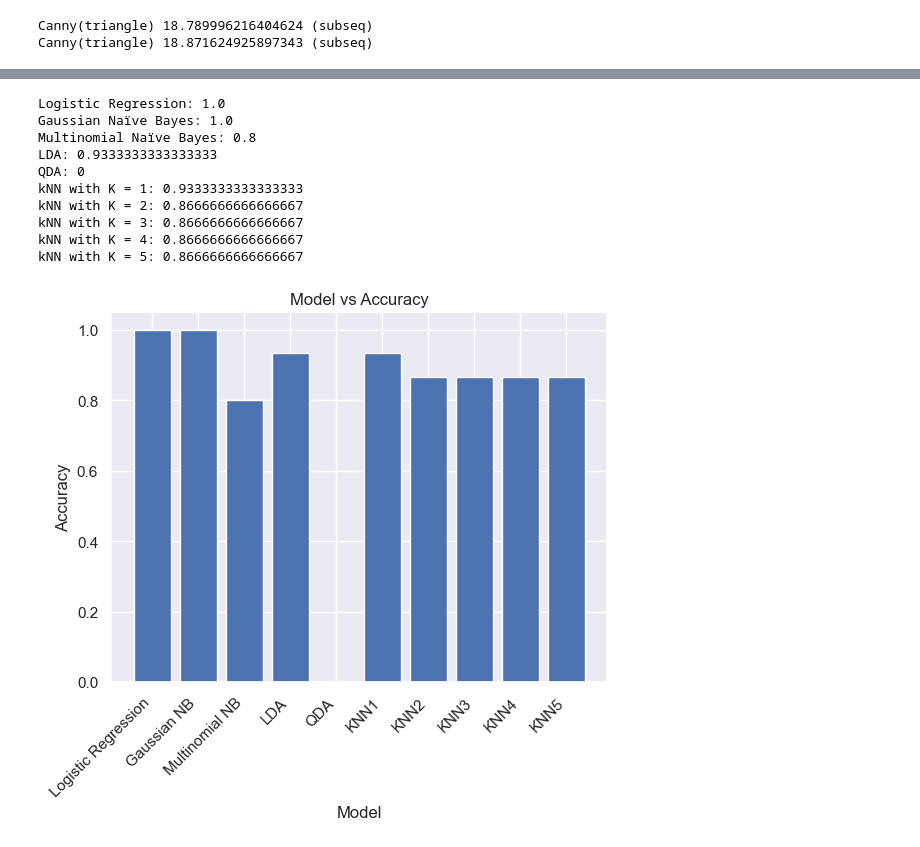
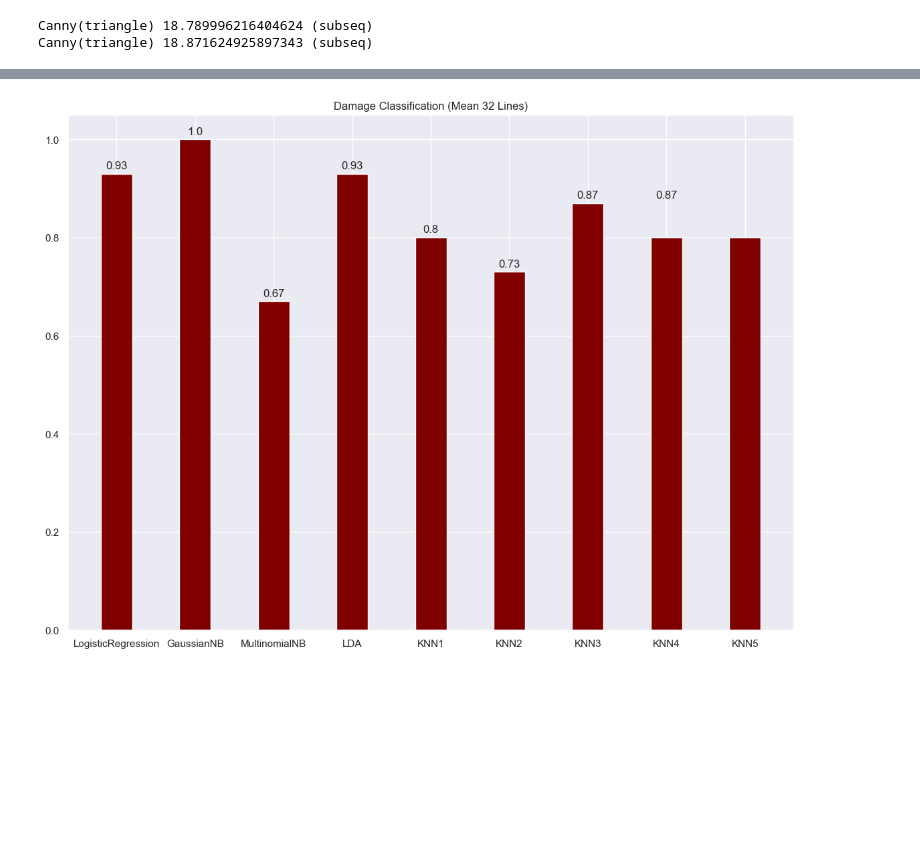
Before and after one commit to MFarooqRajput/wood-log-detection, a Jupyter notebook: Pith2Bark/notebooks/damage_classification.ipynb, the cells around one changed output, grey strips where cells are left out. Saved outputs shown, nothing was run; the diff lists cells and outputs as text; code cells hidden in the pictures; blank space fills up the shorter version.

```diff
--- a/Pith2Bark/notebooks/damage_classification.ipynb
+++ b/Pith2Bark/notebooks/damage_classification.ipynb
@@ -992,0 +1124,3 @@ Dominant
+# %%
+acc = knn(y_train,y_test ,X_train, X_test, 2)
+accuracy_thirtytwo_mean.append(round(acc, 2))
@@ -992,0 +1146,3 @@ Dominant
+# %%
+acc = knn(y_train,y_test ,X_train, X_test, 3)
+accuracy_thirtytwo_mean.append(round(acc, 2))
@@ -992,0 +1168,3 @@ Dominant
+# %%
+acc = knn(y_train,y_test ,X_train, X_test, 4)
+accuracy_thirtytwo_mean.append(round(acc, 2))
@@ -992,0 +1190,3 @@ Dominant
+# %%
+acc = knn(y_train,y_test ,X_train, X_test, 5)
+accuracy_thirtytwo_mean.append(round(acc, 2))
@@ -1037,14 +1243,9 @@ kNN with K = 5: 0.8666666666666667
 # %%
-accuracy(accuracy_thirtytwo_mean)
+data = {'LogisticRegression':accuracy_thirtytwo_mean[0], 'GaussianNB':accuracy_thirtytwo_mean[1],
+        'MultinomialNB':accuracy_thirtytwo_mean[2], 'LDA':accuracy_thirtytwo_mean[3],
+        'KNN1':accuracy_thirtytwo_mean[4], 'KNN2':accuracy_thirtytwo_mean[5], 'KNN3':accuracy_thirtytwo_mean[6],
+       'KNN4':accuracy_thirtytwo_mean[7], 'KNN5':accuracy_thirtytwo_mean[8]}
+
+plot_accuracy("Damage Classification (Mean 32 Lines)", data)
 # %% [output]
-Logistic Regression: 1.0
-Gaussian Naïve Bayes: 1.0
-Multinomial Naïve Bayes: 0.8
-LDA: 0.9333333333333333
-QDA: 0
-kNN with K = 1: 0.9333333333333333
-kNN with K = 2: 0.8666666666666667
-kNN with K = 3: 0.8666666666666667
-kNN with K = 4: 0.8666666666666667
-kNN with K = 5: 0.8666666666666667
-[figure, old version]
+[figure, new version]
```
Also changed, not shown: parts of 108 cells of this notebook, 4 other files.
